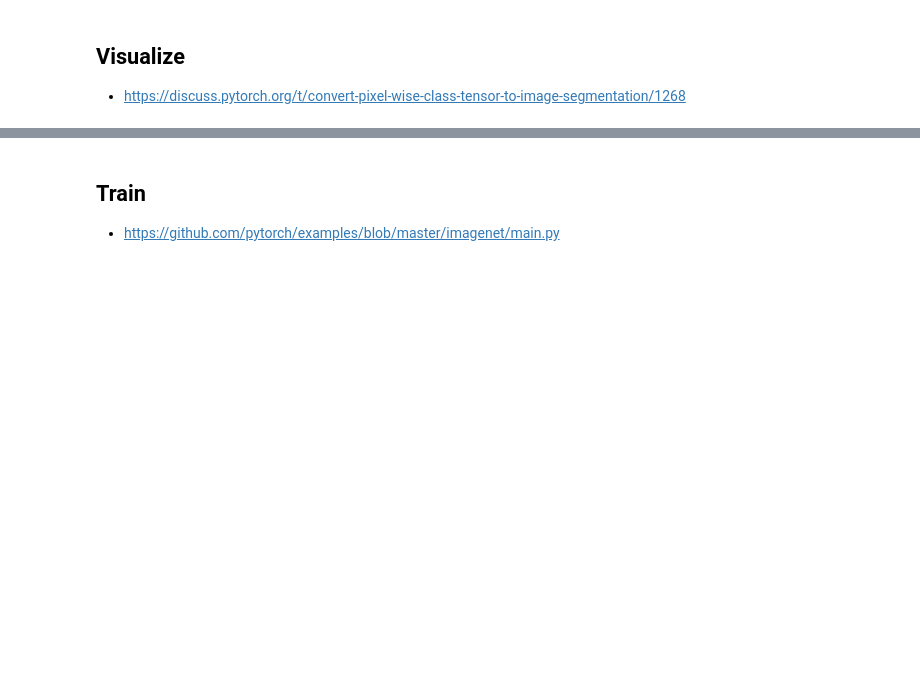
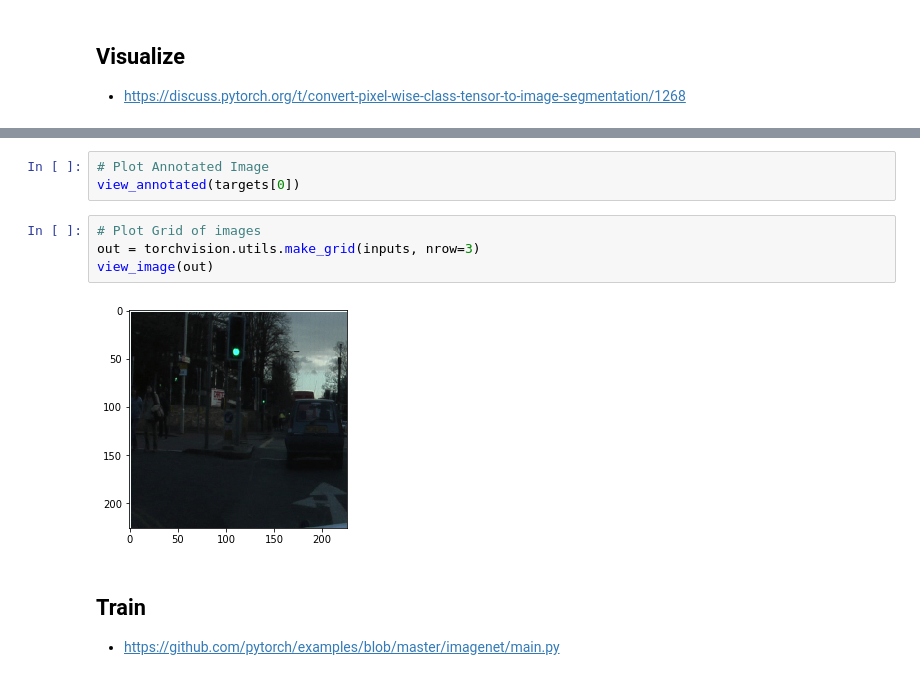
Before and after one commit to bfortuner/pytorch_tiramisu, a Jupyter notebook: tiramisu-pytorch.ipynb, the cells around one changed output, grey strips where cells are left out. Saved outputs shown, nothing was run; the diff lists cells and outputs as text; blank space fills up the shorter version.

```diff
--- a/tiramisu-pytorch.ipynb
+++ b/tiramisu-pytorch.ipynb
@@ -481,3 +506,12 @@ plt.show()
+# %%
+# Plot Annotated Image
+view_annotated(targets[0])
+# %%
+# Plot Grid of images
+out = torchvision.utils.make_grid(inputs, nrow=3)
+view_image(out)
+# %% [output]
+[figure, added]
 # %% [markdown]
 ## Train
 
```
Also changed, not shown: parts of 36 cells of this notebook, 2 other files.
